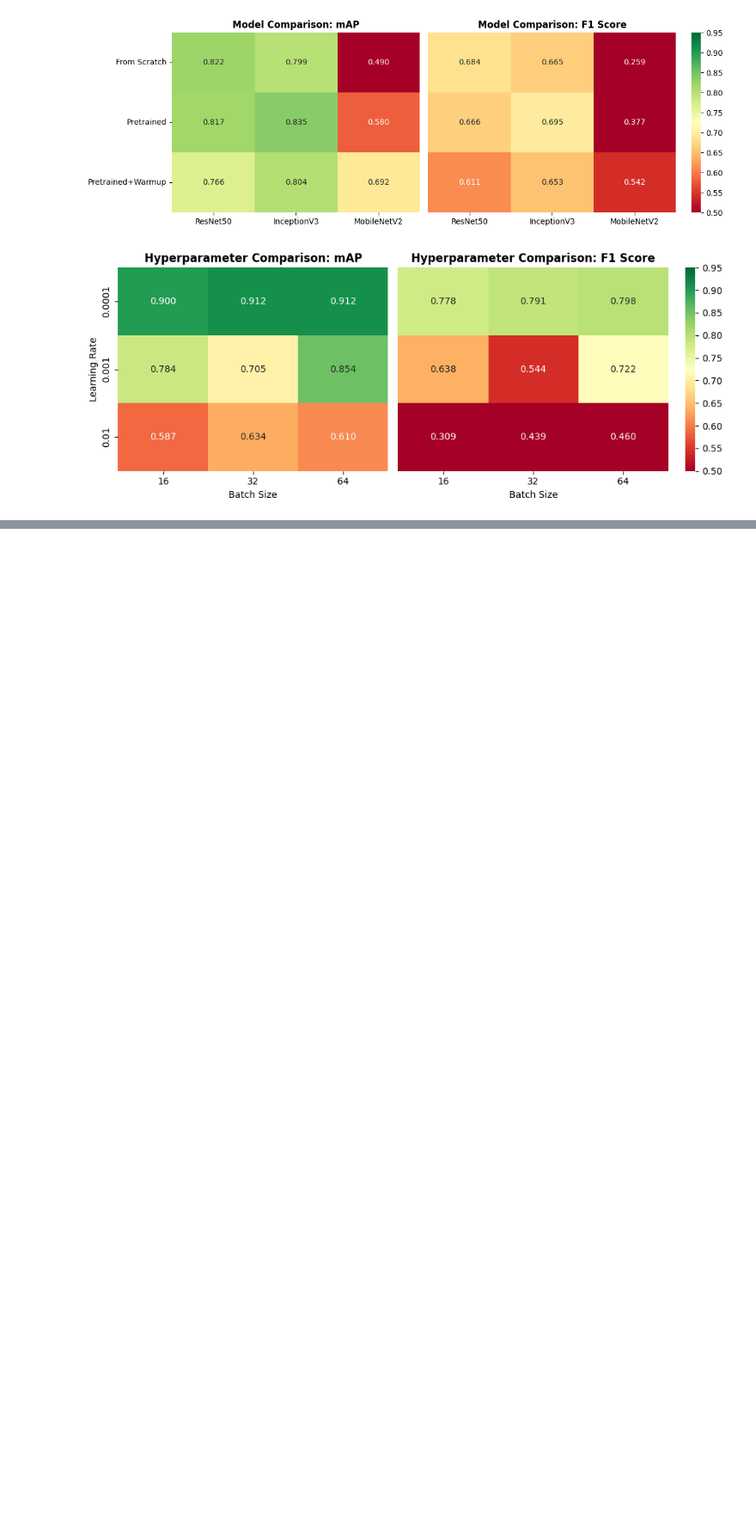
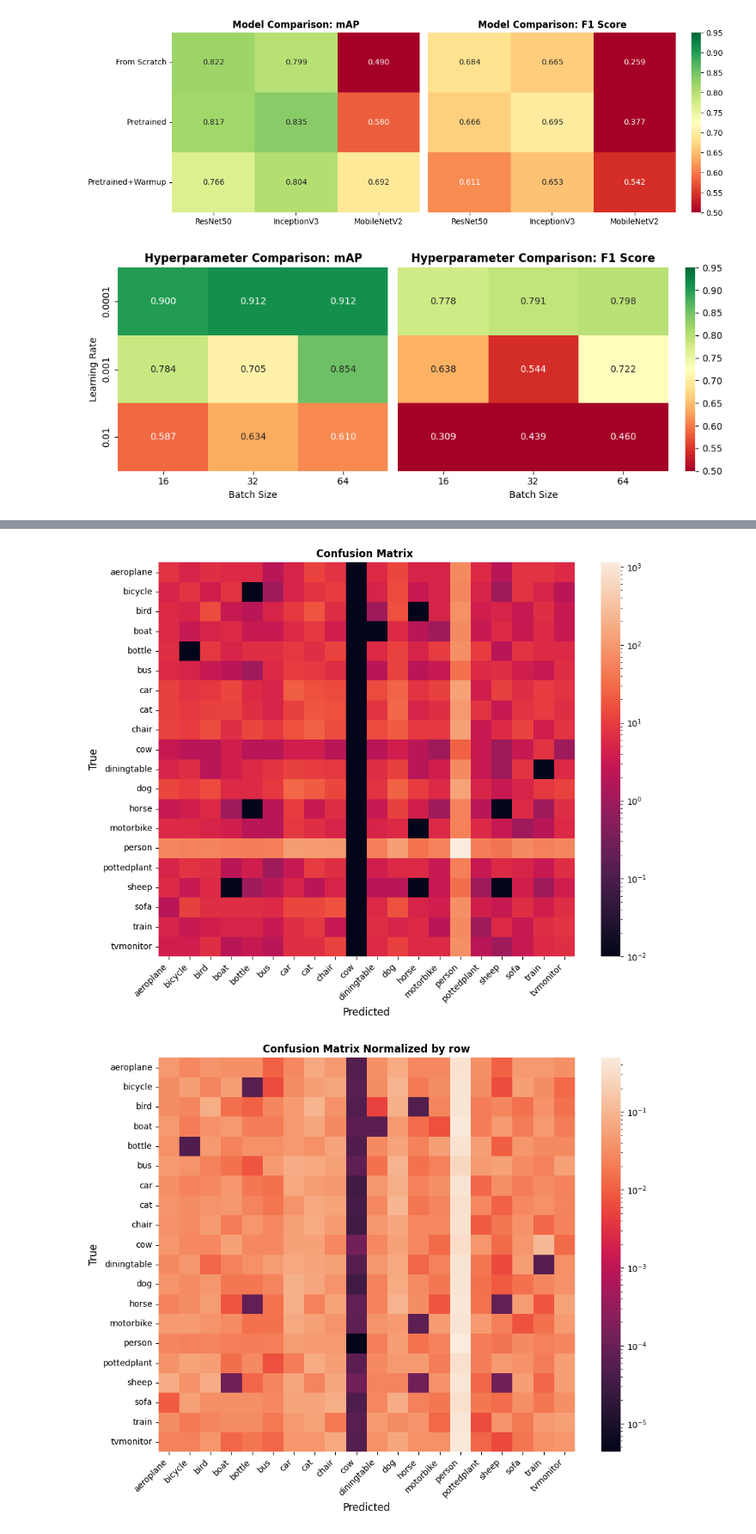
Before and after one commit to ZachParent/mai-object-recognition, a Jupyter notebook: practicals/p1/notes/1.1_results_analysis.ipynb, the cells around one changed output, grey strips where cells are left out. Shown at 86% size. Cells and saved outputs as stored; diff of their text form; code cells hidden in the pictures; blank space fills up the shorter version.

```diff
--- a/practicals/p1/notes/1.1_results_analysis.ipynb
+++ b/practicals/p1/notes/1.1_results_analysis.ipynb
@@ -236,3 +256,6 @@ predicted_labels_df = pd.read_csv(predicted_labels_path)
+# %%
+best_model_id = 18
+predicted_labels_df = predictions[best_model_id]
 # %%
 # Get images which are present in both predicted and true labels
 present_in_both = set(predicted_labels_df['image_name']) & set(true_labels_df['image_name'])
@@ -291,6 +305,45 @@ Label with highest false negatives: 14
 | 15 | pottedplant | 86 | 114 | 3 | 3221 | 0.941589 | 0.033708 | ... |
 | 9 | cow | 0 | 66 | 0 | 3358 | 0.980724 | NaN | ... |
 | 16 | sheep | 65 | 64 | 0 | 3295 | 0.962325 | 0.000000 | ... |
+# %%
+num_labels = true.shape[1]
+label_confusion_matrix = np.zeros((num_labels, num_labels), dtype=int)
+
+# Populate the confusion matrix
+for i in range(len(true)):
+    true_labels = np.where(true.iloc[i] == 1)[0]
+    predicted_labels = np.where(predicted.iloc[i] == 1)[0]
+
+    for t in true_labels:
+        for p in predicted_labels:
+            label_confusion_matrix[t, p] += 1
+
+# Convert to DataFrame for better visualization
+label_confusion_df = pd.DataFrame(label_confusion_matrix, index=VOC_CLASSES.keys(), columns=VOC_CLASSES.keys())
+# Add a small constant to avoid log(0)
+label_confusion_df += 0.01
+
+# Optionally normalize the matrix
+label_confusion_df_normalized = label_confusion_df.div(label_confusion_df.sum(axis=1), axis=0)
+
+for idx, confusion_df in enumerate([label_confusion_df, label_confusion_df_normalized]):
+    fig, ax = plt.subplots(figsize=(10, 8))
+    sns.heatmap(confusion_df,
+                xticklabels=VOC_CLASSES.keys(),
+                yticklabels=VOC_CLASSES.keys(),
+                norm=LogNorm(),
+                ax=ax)
+    ax.set_xticklabels(VOC_CLASSES.keys(), rotation=45, ha='right')
+    ax.set_title(f'Confusion Matrix {["", "Normalized by row"][idx]}', fontsize=12, fontweight='bold')
+    ax.set_xlabel('Predicted', fontsize=12)
+    ax.set_ylabel('True', fontsize=12)
+
+    plt.tight_layout()
+    plt.savefig(FIGURES_DIR / f'confusion_matrix{["", "_normalized"][idx]}.png')
+    plt.show()
+# %% [output]
+[figure, added]
+[figure, added]
 # %% [markdown]
 ## todo
 - [x] mAP for model experiments
```
Also changed, not shown: parts of 8 cells of this notebook, 5 other files.
